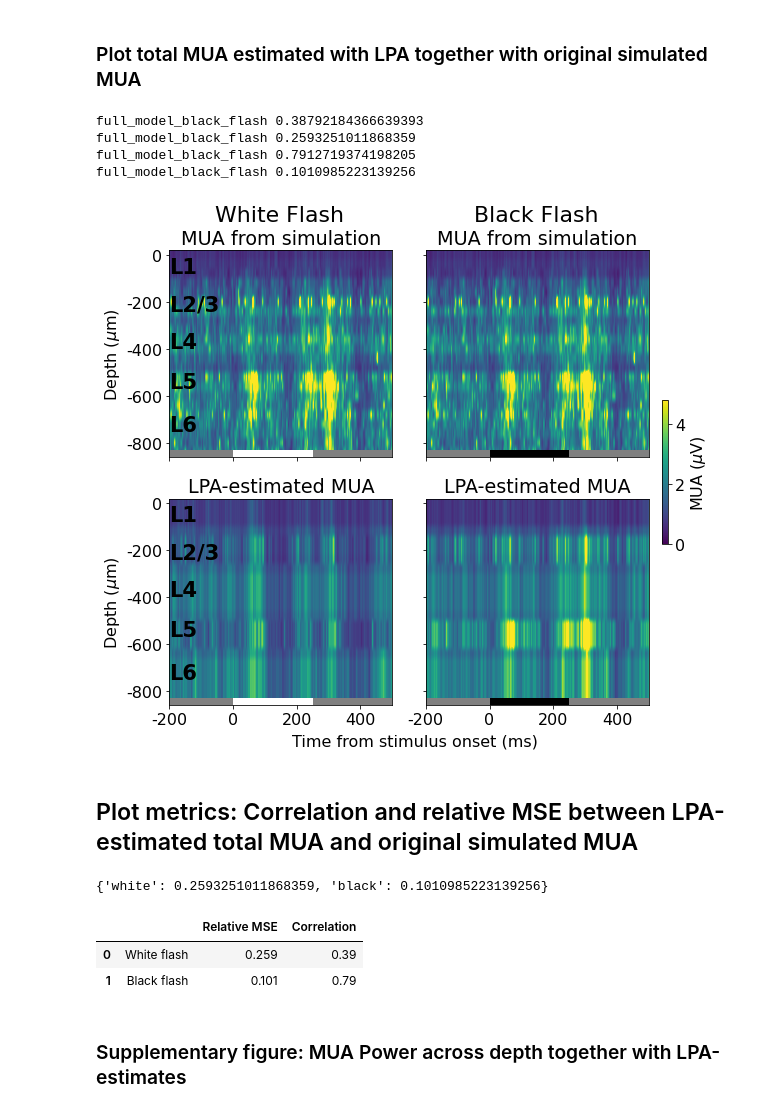
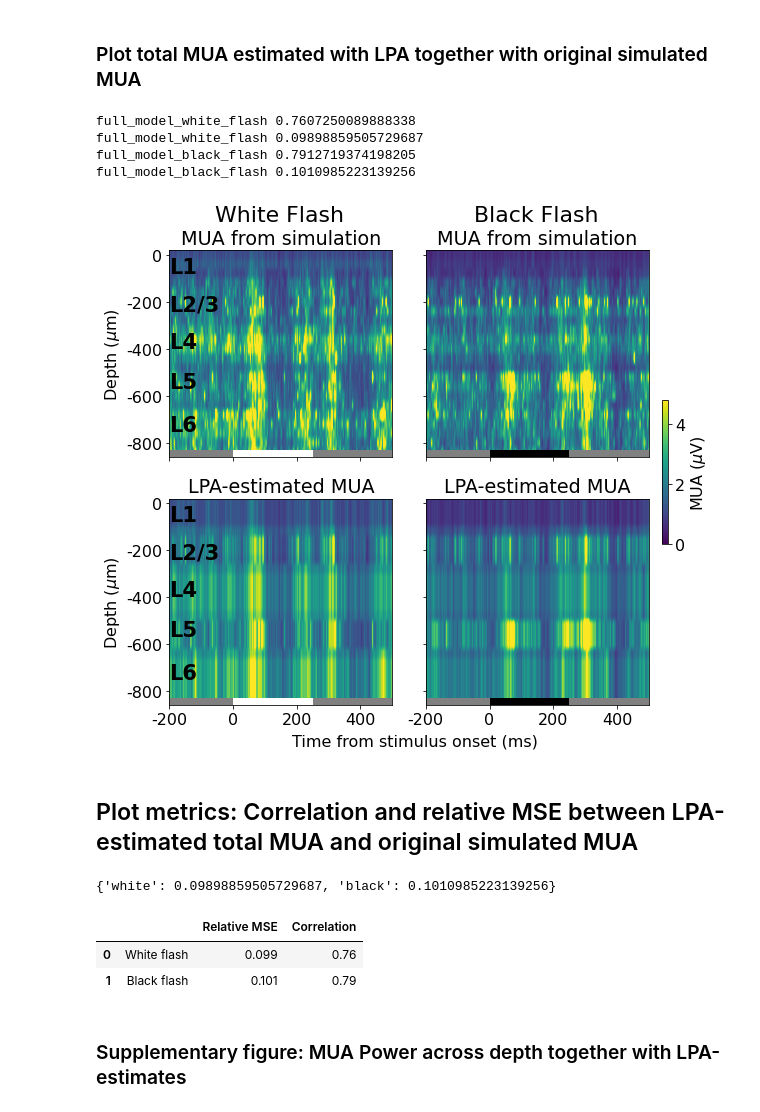
Before and after one commit to atleer/Laminar-Population-Analysis, a Jupyter notebook: make_figures_article/Fig_2_analyze_and_plot_data_from_LPA_on_MUA.ipynb, the cells around one changed output. Saved outputs shown, nothing was run; the diff lists cells and outputs as text; code cells hidden in the pictures.

```diff
--- a/make_figures_article/Fig_2_analyze_and_plot_data_from_LPA_on_MUA.ipynb
+++ b/make_figures_article/Fig_2_analyze_and_plot_data_from_LPA_on_MUA.ipynb
@@ -294,7 +293,7 @@ tstim_onset = 250
 mua_rel_MSE = dict()
 mua_est_corr = dict()
 
-for istim, flash_type in zip(range(2), ['white', 'black']):
+for istim, sim_name, flash_type in zip(range(2), sim_names, ['white', 'black']):
     ax = axes[0,istim]
     mua_sim_plot = mua_sims[sim_name]['trial_avg'][:nchan_lim]*scale_to_uV
     #mua_sim_plot = (mua_sim_orig.T-np.mean(mua_sim_orig[:,:tstim_onset_sim], axis = 1)).T
@@ -349,36 +348,36 @@ plt.figtext(s = 'White Flash', y = 0.93, x = 0.18, fontsize = 22)
 plt.figtext(s = 'Black Flash', y = 0.93, x = 0.58, fontsize = 22)
 
 cbaxes = fig.add_axes([0.87,0.37,0.01, 0.25])
 cb = fig.colorbar(im, ax = ax, cax = cbaxes)
 cb.set_label('MUA ($\mu$V)')
 
 for i in range(2):
     plt.figtext(x = 0.11, y = 0.84-i*0.43, s = 'L1', fontsize = 21, fontweight = 560)
     plt.figtext(x = 0.11, y = 0.775-i*0.43, s = 'L2/3', fontsize = 21, fontweight = 560)
     plt.figtext(x = 0.11, y = 0.71-i*0.43, s = 'L4', fontsize = 21, fontweight = 560)
     plt.figtext(x = 0.11, y = 0.64-i*0.43, s = 'L5', fontsize = 21, fontweight = 560)
     plt.figtext(x = 0.11, y = 0.565-i*0.43, s = 'L6', fontsize = 21, fontweight = 560)
 
 fig.subplots_adjust(wspace = 0.15, left = 0.11, right = 0.85, bottom = 0.09, top = 0.88)
 
 fig_name = 'mua_total_compare_sim_and_LPA_both_flashes.png'
 savepath = os.path.join(fig_dir, 'MUA')
 
 if not os.path.exists(savepath):
     if not os.path.exists(savepath.rsplit('/', 1)[0]):
         os.mkdir(savepath.rsplit('/', 1)[0])
         os.mkdir(savepath)
     else:
         os.mkdir(savepath)
 
 savepath = os.path.join(savepath, fig_name)
 #fig.savefig(savepath, facecolor = 'w')
 # %% [output]
-full_model_black_flash 0.38792184366639393
-full_model_black_flash 0.2593251011868359
+full_model_white_flash 0.7607250089888338
+full_model_white_flash 0.09898859505729687
 full_model_black_flash 0.7912719374198205
 full_model_black_flash 0.1010985223139256
-[figure, old version]
+[figure, new version]
 # %% [markdown]
 ## Plot metrics: Correlation and relative MSE between LPA-estimated total MUA and original simulated MUA
 # %%
@@ -389,7 +388,7 @@ mua_total_metrics_mat[:,1] = np.array(list(mua_est_corr.values()))
 # %%
 mua_rel_MSE
 # %% [output]
-{'white': 0.2593251011868359, 'black': 0.1010985223139256}
+{'white': 0.09898859505729687, 'black': 0.1010985223139256}
 # %%
 import pandas as pd
 pd.set_option('precision', 2)
@@ -408,7 +407,7 @@ df = pd.DataFrame(data)
 df
 # %% [output]
 |  |  | Relative MSE | Correlation |
-| 0 | White flash | 0.259 | 0.39 |
+| 0 | White flash | 0.099 | 0.76 |
 | 1 | Black flash | 0.101 | 0.79 |
 # %% [markdown]
 ### Supplementary figure: MUA Power across depth together with LPA-estimates
```
Also changed, not shown: parts of 3 cells of this notebook, 1 other file.
